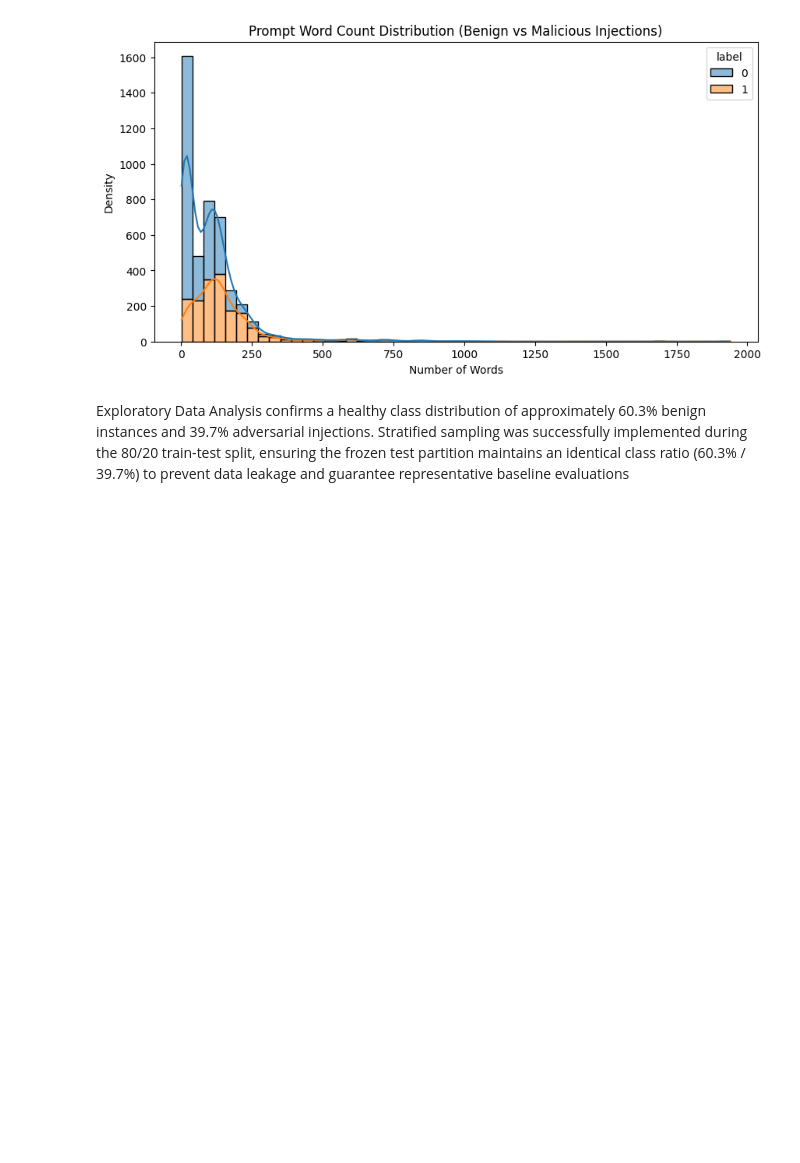
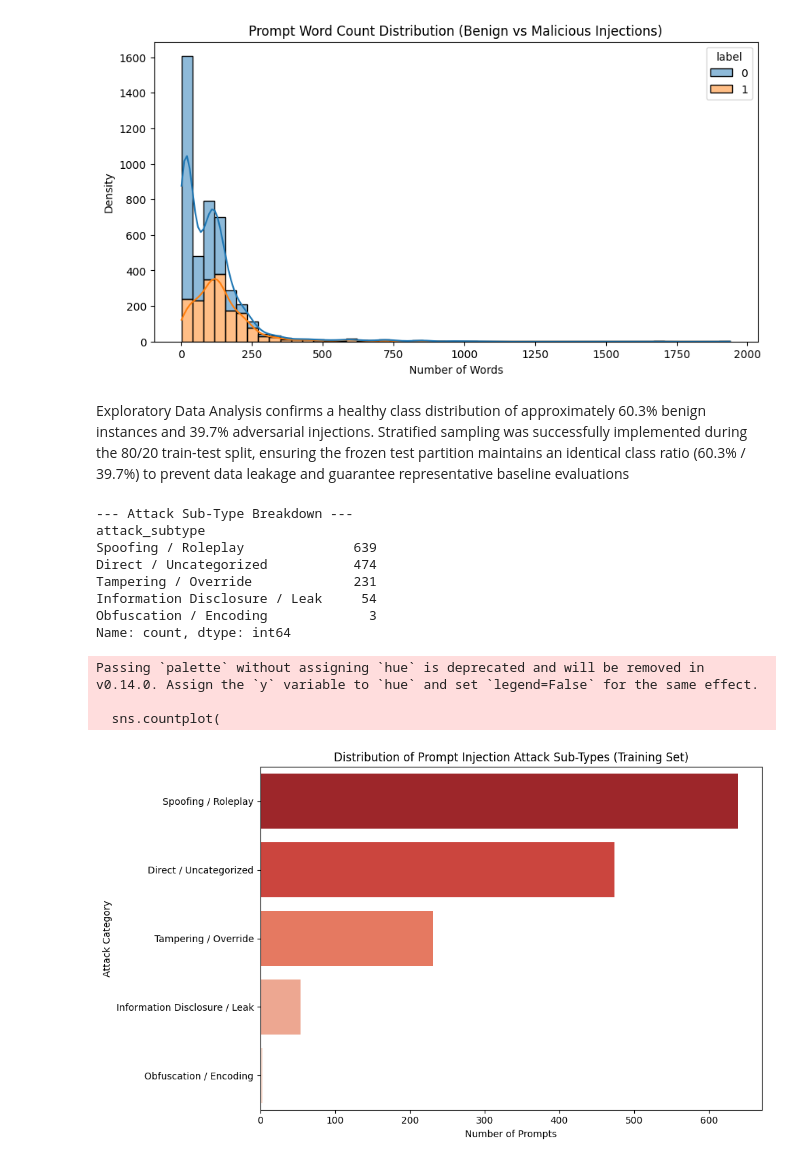
Before and after one commit to thien-ng97/prompt-injection-detection-framework, a Jupyter notebook: notebooks/eda.ipynb, the cells around one changed output. Drawn from its saved outputs; the diff is of its cells as text; code cells hidden in the pictures; blank space fills up the shorter version.

Commit message:
Milestone 2a Final revision: 3-way split, attack heuristics EDA, and data pipeline updates

```diff
--- a/notebooks/eda.ipynb
+++ b/notebooks/eda.ipynb
@@ -46,3 +46,70 @@ Name: proportion, dtype: float64
 [figure]
 # %% [markdown]
 Exploratory Data Analysis confirms a healthy class distribution of approximately 60.3% benign instances and 39.7% adversarial injections. Stratified sampling was successfully implemented during the 80/20 train-test split, ensuring the frozen test partition maintains an identical class ratio (60.3% / 39.7%) to prevent data leakage and guarantee representative baseline evaluations
+# %%
+import pandas as pd
+import matplotlib.pyplot as plt
+import seaborn as sns
+
+# Keyword-Based Heuristic Tagging (Rule-based NLP technique
+
+# 1. Isolate only the malicious prompts from the training set
+train_df = pd.read_csv("../data/frozen_train_set.csv")
+malicious_df = train_df[train_df['label'] == 1].copy()
+
+# 2. Define heuristic dictionary (Mapping keywords to Threat Model categories)
+heuristics = {
+    'Spoofing / Roleplay': ['act as', 'pretend', 'you are', 'dan', 'persona', 'developer mode'],
+    'Tampering / Override': ['ignore', 'disregard', 'override', 'forget', 'instead'],
+    'Information Disclosure / Leak': ['system prompt', 'instructions', 'leak', 'tell me your', 'output your'],
+    'Obfuscation / Encoding': ['base64', 'hex', 'decode', 'translate'],
+}
+
+# 3. Create the tagging logic function
+def tag_attack_type(text):
+    text_lower = str(text).lower()
+    for category, keywords in heuristics.items():
+        # If any keyword from the list is in the prompt, assign that category
+        if any(keyword in text_lower for keyword in keywords):
+            return category
+
+    # If no specific keywords are found, label it as a Direct/Uncategorized attack
+    return 'Direct / Uncategorized'
+
+# 4. Apply the function to create a new column
+malicious_df['attack_subtype'] = malicious_df['text'].apply(tag_attack_type)
+
+# 5. Print the breakdown for the console
+print("--- Attack Sub-Type Breakdown ---")
+print(malicious_df['attack_subtype'].value_counts())
+
+# 6. Plot the distribution for the final report
+plt.figure(figsize=(10, 6))
+# Using a red color palette to signify malicious inputs
+sns.countplot(
+    data=malicious_df,
+    y='attack_subtype',
+    order=malicious_df['attack_subtype'].value_counts().index,
+    palette='Reds_r'
+)
+plt.title("Distribution of Prompt Injection Attack Sub-Types (Training Set)")
+plt.xlabel("Number of Prompts")
+plt.ylabel("Attack Category")
+plt.tight_layout()
+
+# Save the plot
+plt.savefig("../results/attack_type_distribution.png")
+plt.show()
+# %% [output]
+--- Attack Sub-Type Breakdown ---
+attack_subtype
+Spoofing / Roleplay              639
+Direct / Uncategorized           474
+Tampering / Override             231
+Information Disclosure / Leak     54
+Obfuscation / Encoding             3
+Name: count, dtype: int64
+Passing `palette` without assigning `hue` is deprecated and will be removed in v0.14.0. Assign the `y` variable to `hue` and set `legend=False` for the same effect.
+
+  sns.countplot(
+[figure, added]
```
Also changed, not shown: parts of 1 cell of this notebook, 6 other files.
